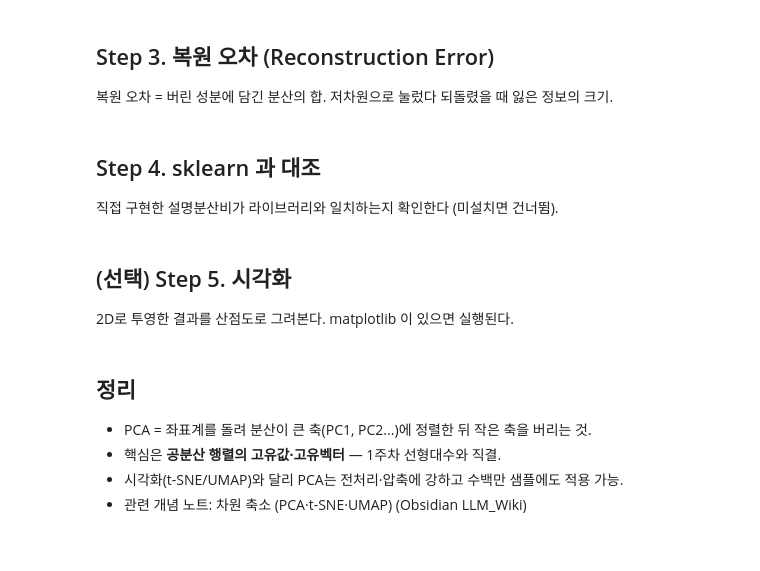
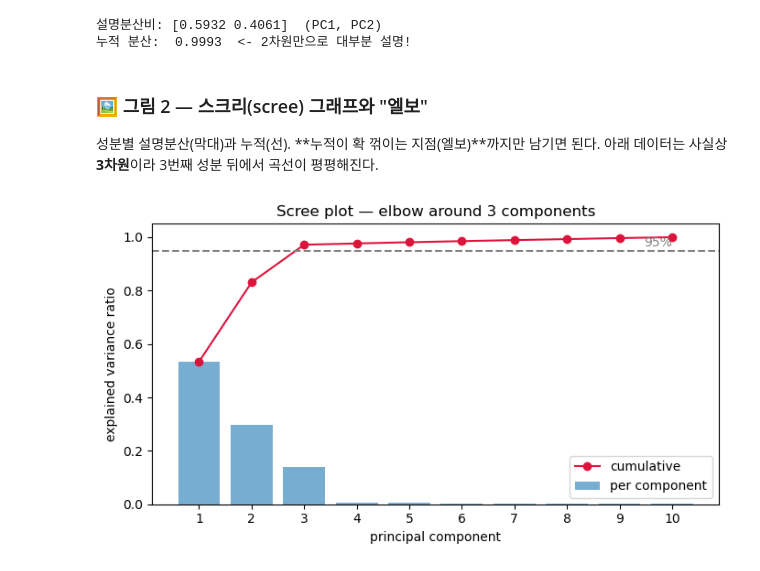
Before and after one commit to gyulrangdev/study-gyul, a Jupyter notebook: ai/ai-engineering-from-scratch-study/weeks/week-03-dimensionality-reduction-practice.ipynb, the cells around one changed output. Drawn from its saved outputs; the diff is of its cells as text; code cells hidden in the pictures.

```diff
--- a/ai/ai-engineering-from-scratch-study/weeks/week-03-dimensionality-reduction-practice.ipynb
+++ b/ai/ai-engineering-from-scratch-study/weeks/week-03-dimensionality-reduction-practice.ipynb
@@ -50,21 +127,14 @@ class PCA:
 # %%
 rng = np.random.default_rng(42)
-n = 500
+t = rng.uniform(0, 2 * np.pi, 500)
+x1 = 3 * np.cos(t) + rng.normal(0, 0.2, 500)
+x2 = 3 * np.sin(t) + rng.normal(0, 0.2, 500)
+x3 = 0.5 * x1 + 0.3 * x2 + rng.normal(0, 0.1, 500)   # 잉여(선형결합) 차원
+X3 = np.column_stack([x1, x2, x3])
 
-t = rng.uniform(0, 2 * np.pi, n)
-x1 = 3 * np.cos(t) + rng.normal(0, 0.2, n)
-x2 = 3 * np.sin(t) + rng.normal(0, 0.2, n)
-x3 = 0.5 * x1 + 0.3 * x2 + rng.normal(0, 0.1, n)   # 잉여 차원
-X = np.column_stack([x1, x2, x3])
-
-pca = PCA(n_components=2)
-X_reduced = pca.fit_transform(X)
-
-print(f"원본 shape:  {X.shape}")
-print(f"축소 shape:  {X_reduced.shape}")
-print(f"설명분산비:  {np.round(pca.explained_variance_ratio_, 4)}")
-print(f"누적 분산:   {pca.explained_variance_ratio_.sum():.4f}")
+pca = PCA(n_components=2).fit(X3)
+print(f"설명분산비: {np.round(pca.explained_variance_ratio_, 4)}  (PC1, PC2)")
+print(f"누적 분산:  {pca.explained_variance_ratio_.sum():.4f}  <- 2차원만으로 대부분 설명!")
+# %% [output]
+설명분산비: [0.5932 0.4061]  (PC1, PC2)
+누적 분산:  0.9993  <- 2차원만으로 대부분 설명!
-# %% [markdown]
-## Step 3. 복원 오차 (Reconstruction Error)
-
-복원 오차 = 버린 성분에 담긴 분산의 합. 저차원으로 눌렀다 되돌렸을 때 잃은 정보의 크기.
@@ -78,4 +140,0 @@ print(f"복원 MSE (2성분): {reconstruction_mse(X, pca):.6f}")
-# %% [markdown]
-## Step 4. sklearn 과 대조
-
-직접 구현한 설명분산비가 라이브러리와 일치하는지 확인한다 (미설치면 건너뜀).
@@ -91,4 +140,0 @@ except ImportError:
-# %% [markdown]
-## (선택) Step 5. 시각화
-
-2D로 투영한 결과를 산점도로 그려본다. matplotlib 이 있으면 실행된다.
@@ -110,7 +141,34 @@ except ImportError:
-# %% [markdown]
-## 정리
-
-- PCA = 좌표계를 돌려 분산이 큰 축(PC1, PC2...)에 정렬한 뒤 작은 축을 버리는 것.
-- 핵심은 **공분산 행렬의 고유값·고유벡터** — 1주차 선형대수와 직결.
-- 시각화(t-SNE/UMAP)와 달리 PCA는 전처리·압축에 강하고 수백만 샘플에도 적용 가능.
-- 관련 개념 노트: 차원 축소 (PCA·t-SNE·UMAP) (Obsidian LLM_Wiki)
+# %% [markdown]
+### 🖼️ 그림 2 — 스크리(scree) 그래프와 "엘보"
+
+성분별 설명분산(막대)과 누적(선). **누적이 확 꺾이는 지점(엘보)**까지만 남기면 된다.
+아래 데이터는 사실상 **3차원**이라 3번째 성분 뒤에서 곡선이 평평해진다.
+# %%
+# 겉보기 10차원이지만 실제로는 3개 잠재요인으로 만든 데이터
+rng = np.random.default_rng(1)
+latent = rng.normal(0, 1, (500, 3)) * np.array([4.0, 3.0, 2.0])   # 세 방향의 퍼짐
+Xh = np.zeros((500, 10))
+Xh[:, :3] = latent
+Xh += rng.normal(0, 0.35, (500, 10))                 # 나머지는 약한 노이즈
+Q, _ = np.linalg.qr(rng.normal(0, 1, (10, 10)))      # 직교 회전(고유값 보존, 축 정렬만 깸)
+Xh = (Xh - Xh.mean(0)) @ Q
+
+vals = np.sort(np.linalg.eigvalsh(np.cov(Xh, rowvar=False)))[::-1]
+ratio = vals / vals.sum()
+cum = np.cumsum(ratio)
+
+fig, ax = plt.subplots(figsize=(7, 4))
+comps = np.arange(1, len(ratio) + 1)
+ax.bar(comps, ratio, alpha=0.6, label="per component")
+ax.plot(comps, cum, "o-", color="crimson", label="cumulative")
+ax.axhline(0.95, ls="--", color="gray")
+ax.text(len(comps), 0.955, "95%", ha="right", va="bottom", color="gray")
+ax.set_xlabel("principal component")
+ax.set_ylabel("explained variance ratio")
+ax.set_title("Scree plot — elbow around 3 components")
+ax.set_xticks(comps)
+ax.legend()
+plt.tight_layout()
+plt.show()
+# %% [output]
+[figure, added]
```
Also changed, not shown: parts of 16 cells of this notebook.
